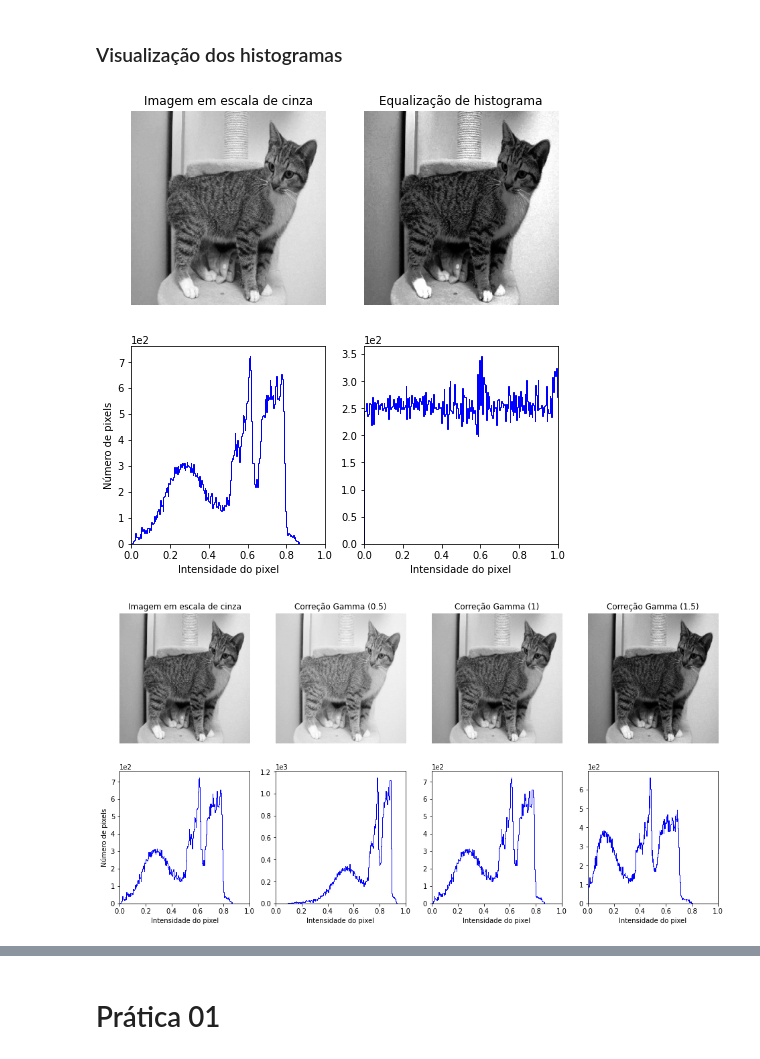
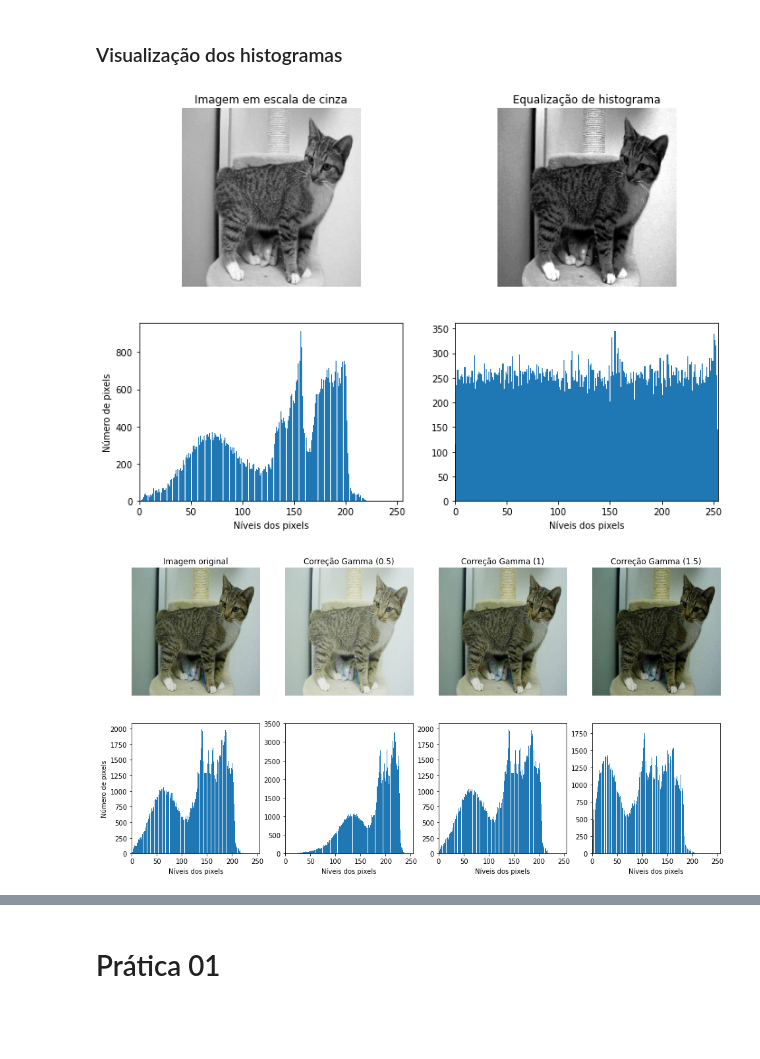
Before and after one commit to LaisBastos/ComputacaoVisual, a Jupyter notebook: Praticas.ipynb, the cells around one changed output, grey strips where cells are left out. Saved outputs shown, nothing was run; the diff lists cells and outputs as text; code cells hidden in the pictures; blank space fills up the shorter version.

```diff
--- a/Praticas.ipynb
+++ b/Praticas.ipynb
@@ -75,11 +106,9 @@ x2.imshow(Lp, cmap = plt.cm.gray)
 # %% [markdown]
 ### Visualização dos histogramas
 # %%
-import numpy as np
-
 def plot_img_and_hist(image, axes, bins=256):
 
-    image = img_as_float(image)
+    image = img_as_ubyte(image)
     ax_img, ax_hist = axes
 
     # Display image
@@ -87,37 +116,38 @@ def plot_img_and_hist(image, axes, bins=256):
     ax_img.set_axis_off()
 
     # Display histogram
-    ax_hist.hist(image.ravel(), bins=bins, histtype='step', color='blue')
-    ax_hist.ticklabel_format(axis='y', style='scientific', scilimits=(0, 0))
-    ax_hist.set_xlabel('Intensidade do pixel')
-    ax_hist.set_xlim(0, 1)
+    ax_hist.hist(image.ravel(), bins=bins, histtype='bar')
+    ax_hist.ticklabel_format(axis='y', style='scientific')
+    ax_hist.set_xlabel('Níveis dos pixels')
+    ax_hist.set_xlim(0, 255)
     #ax_hist.set_yticks([])
 
     return ax_img, ax_hist
 # %%
 # Equalização de histograma
 
-fig = plt.figure(figsize=(16, 8))
+fig = plt.figure(figsize=(24, 8))
 axes = np.zeros((2, 2), dtype=np.object)
 axes[0, 0] = fig.add_subplot(2, 4, 1)
 for i in range(1, 2):
     axes[0, i] = fig.add_subplot(2, 4, 1+i, sharex=axes[0,0], sharey=axes[0,0])
 for i in range(0, 2):
     axes[1, i] = fig.add_subplot(2, 4, 5+i)
 
 ax_img, ax_hist = plot_img_and_hist(Gray, axes[:, 0])
 ax_img.set_title('Imagem em escala de cinza')
 
 y_min, y_max = ax_hist.get_ylim()
 ax_hist.set_ylabel('Número de pixels')
 #ax_hist.set_yticks(np.linspace(0, y_max, 5))
 
 ax_img, ax_hist = plot_img_and_hist(Equalize, axes[:, 1])
 ax_img.set_title('Equalização de histograma')
 
+#plt.savefig('equalize.png', format='png')
 plt.show()
 # %% [output]
-[figure, old version]
+[figure, new version]
 # %%
 #Correção Gamma
 
@@ -129,8 +159,8 @@ for i in range(1, 4):
 for i in range(0, 4):
     axes[1, i] = fig.add_subplot(2, 4, 5+i)
 
-ax_img, ax_hist = plot_img_and_hist(Gray, axes[:, 0])
-ax_img.set_title('Imagem em escala de cinza')
+ax_img, ax_hist = plot_img_and_hist(New, axes[:, 0])
+ax_img.set_title('Imagem original')
 
 y_min, y_max = ax_hist.get_ylim()
 ax_hist.set_ylabel('Número de pixels')
@@ -145,7 +175,8 @@ ax_img.set_title('Correção Gamma (1)')
 ax_img, ax_hist = plot_img_and_hist(Gamma03, axes[:, 3])
 ax_img.set_title('Correção Gamma (1.5)')
 
+#plt.savefig('gamma.png', format='png')
 plt.show()
 # %% [output]
-[figure, old version]
+[figure, new version]
 # %%
```
Also changed, not shown: parts of 60 cells of this notebook.
